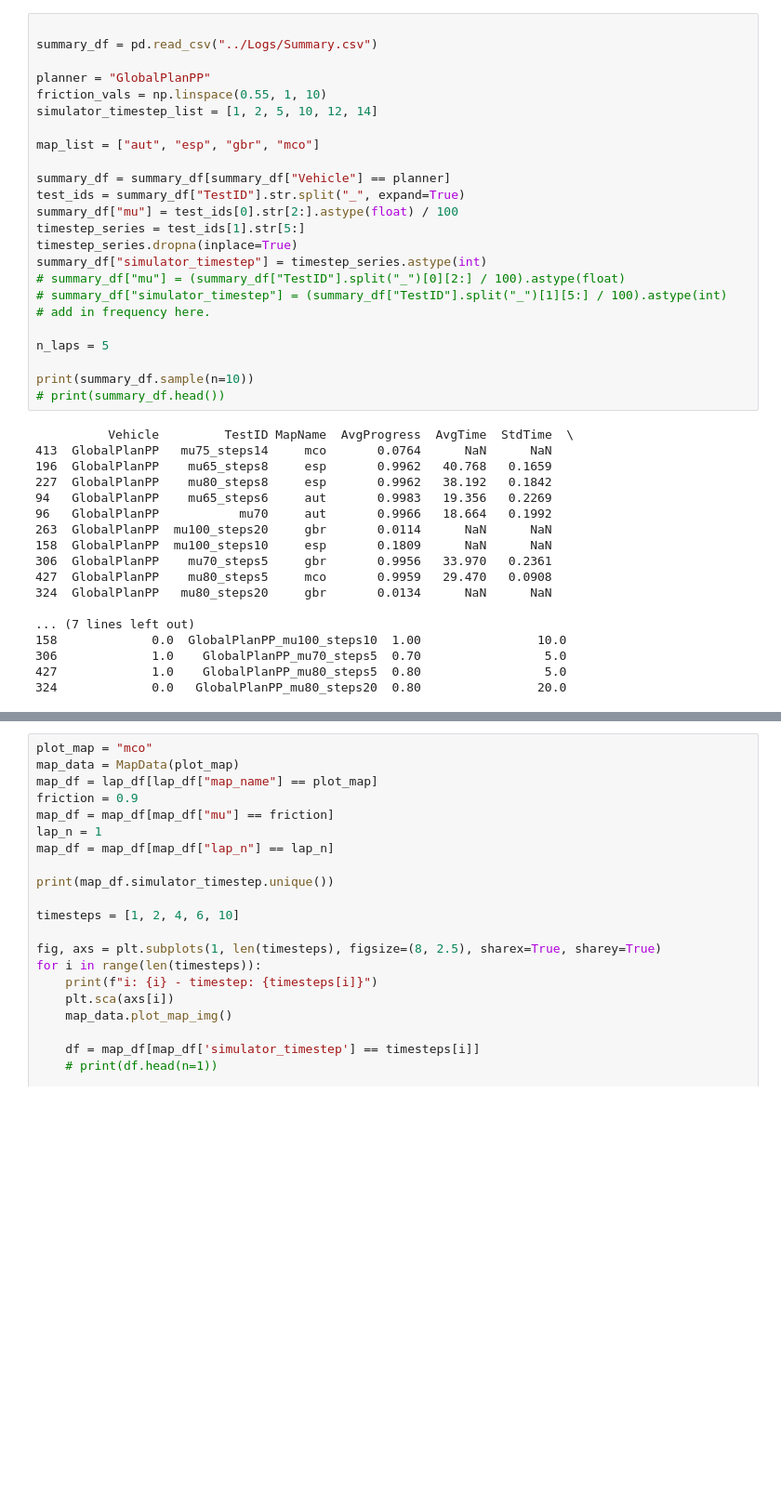
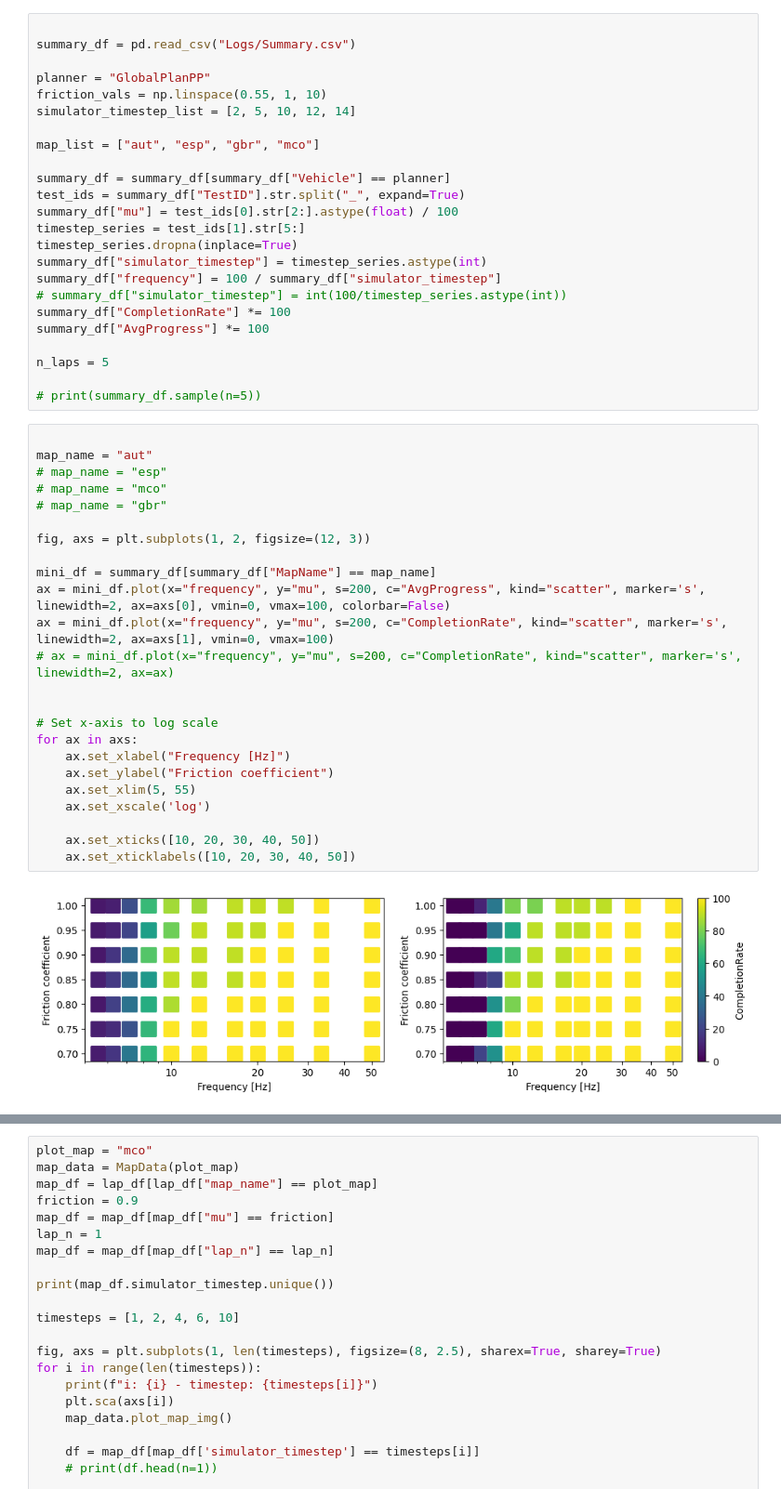
Before and after one commit to BDEvan5/f1tenth_benchmarks, a Jupyter notebook: Notebooks/frequency_investigation.ipynb, the cells around one changed output, grey strips where cells are left out. Shown at 93% size. Cells and saved outputs as stored; diff of their text form; blank space fills up the shorter version.

Commit message:
Added the friction graph

```diff
--- a/Notebooks/frequency_investigation.ipynb
+++ b/Notebooks/frequency_investigation.ipynb
@@ -17,10 +24,10 @@ if not os.path.exists(save_path):
 # %%
 
-summary_df = pd.read_csv("../Logs/Summary.csv")
+summary_df = pd.read_csv("Logs/Summary.csv")
 
 planner = "GlobalPlanPP"
 friction_vals = np.linspace(0.55, 1, 10)
-simulator_timestep_list = [1, 2, 5, 10, 12, 14]
+simulator_timestep_list = [2, 5, 10, 12, 14]
 
 map_list = ["aut", "esp", "gbr", "mco"]
 
@@ -30,29 +37,37 @@ summary_df["mu"] = test_ids[0].str[2:].astype(float) / 100
 timestep_series = test_ids[1].str[5:]
 timestep_series.dropna(inplace=True)
 summary_df["simulator_timestep"] = timestep_series.astype(int)
-# summary_df["mu"] = (summary_df["TestID"].split("_")[0][2:] / 100).astype(float)
-# summary_df["simulator_timestep"] = (summary_df["TestID"].split("_")[1][5:] / 100).astype(int)
-# add in frequency here.
+summary_df["frequency"] = 100 / summary_df["simulator_timestep"]
+# summary_df["simulator_timestep"] = int(100/timestep_series.astype(int))
+summary_df["CompletionRate"] *= 100
+summary_df["AvgProgress"] *= 100
 
 n_laps = 5
 
-print(summary_df.sample(n=10))
-# print(summary_df.head())
+# print(summary_df.sample(n=5))
-# %% [output]
-          Vehicle         TestID MapName  AvgProgress  AvgTime  StdTime  \
-413  GlobalPlanPP   mu75_steps14     mco       0.0764      NaN      NaN
-196  GlobalPlanPP    mu65_steps8     esp       0.9962   40.768   0.1659
-227  GlobalPlanPP    mu80_steps8     esp       0.9962   38.192   0.1842
-94   GlobalPlanPP    mu65_steps6     aut       0.9983   19.356   0.2269
-96   GlobalPlanPP           mu70     aut       0.9966   18.664   0.1992
-263  GlobalPlanPP  mu100_steps20     gbr       0.0114      NaN      NaN
-158  GlobalPlanPP  mu100_steps10     esp       0.1809      NaN      NaN
-306  GlobalPlanPP    mu70_steps5     gbr       0.9956   33.970   0.2361
-427  GlobalPlanPP    mu80_steps5     mco       0.9959   29.470   0.0908
-324  GlobalPlanPP   mu80_steps20     gbr       0.0134      NaN      NaN
-
-... (7 lines left out)
-158             0.0  GlobalPlanPP_mu100_steps10  1.00                10.0
-306             1.0    GlobalPlanPP_mu70_steps5  0.70                 5.0
-427             1.0    GlobalPlanPP_mu80_steps5  0.80                 5.0
-324             0.0   GlobalPlanPP_mu80_steps20  0.80                20.0
+# %%
+
+map_name = "aut"
+# map_name = "esp"
+# map_name = "mco"
+# map_name = "gbr"
+
+fig, axs = plt.subplots(1, 2, figsize=(12, 3))
+
+mini_df = summary_df[summary_df["MapName"] == map_name]
+ax = mini_df.plot(x="frequency", y="mu", s=200, c="AvgProgress", kind="scatter", marker='s', linewidth=2, ax=axs[0], vmin=0, vmax=100, colorbar=False)
+ax = mini_df.plot(x="frequency", y="mu", s=200, c="CompletionRate", kind="scatter", marker='s', linewidth=2, ax=axs[1], vmin=0, vmax=100)
+# ax = mini_df.plot(x="frequency", y="mu", s=200, c="CompletionRate", kind="scatter", marker='s', linewidth=2, ax=ax)
+
+
+# Set x-axis to log scale
+for ax in axs:
+    ax.set_xlabel("Frequency [Hz]")
+    ax.set_ylabel("Friction coefficient")
+    ax.set_xlim(5, 55)
+    ax.set_xscale('log')
+
+    ax.set_xticks([10, 20, 30, 40, 50])
+    ax.set_xticklabels([10, 20, 30, 40, 50])
+# %% [output]
+[figure, added]
```
Also changed, not shown: parts of 8 cells of this notebook, 5 other files.
